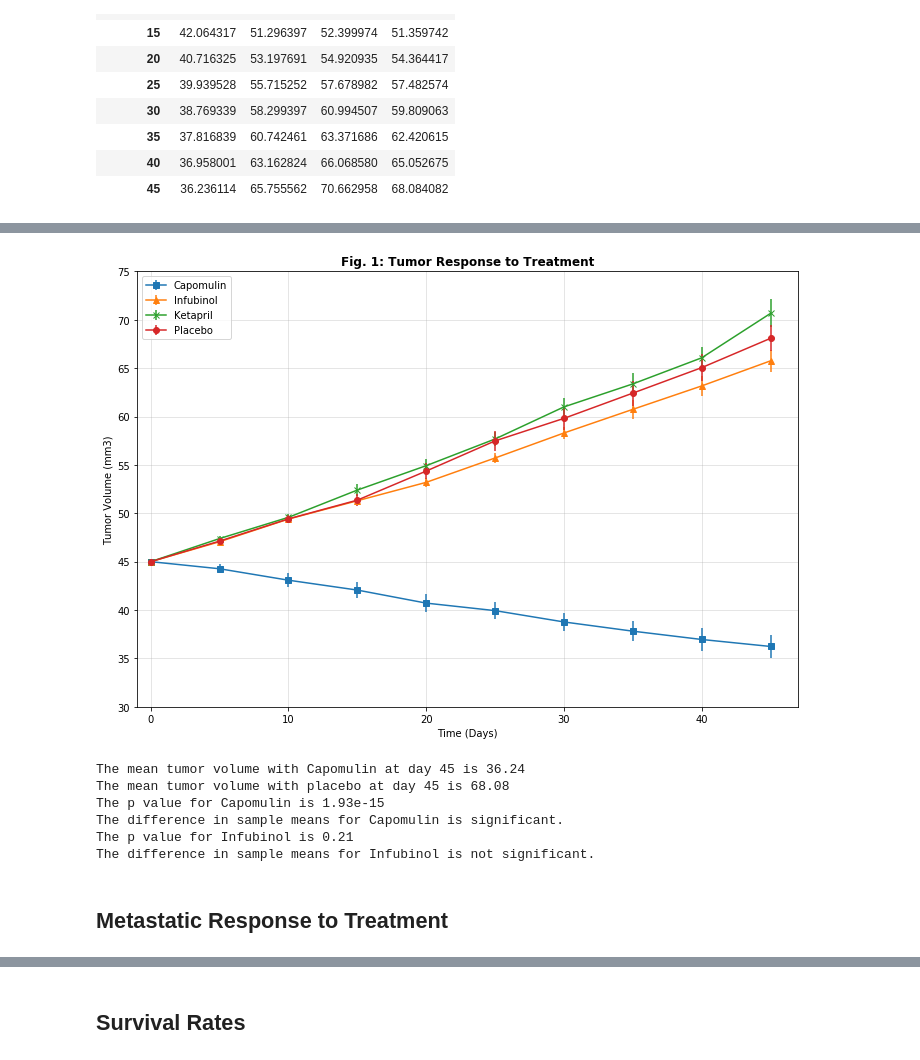
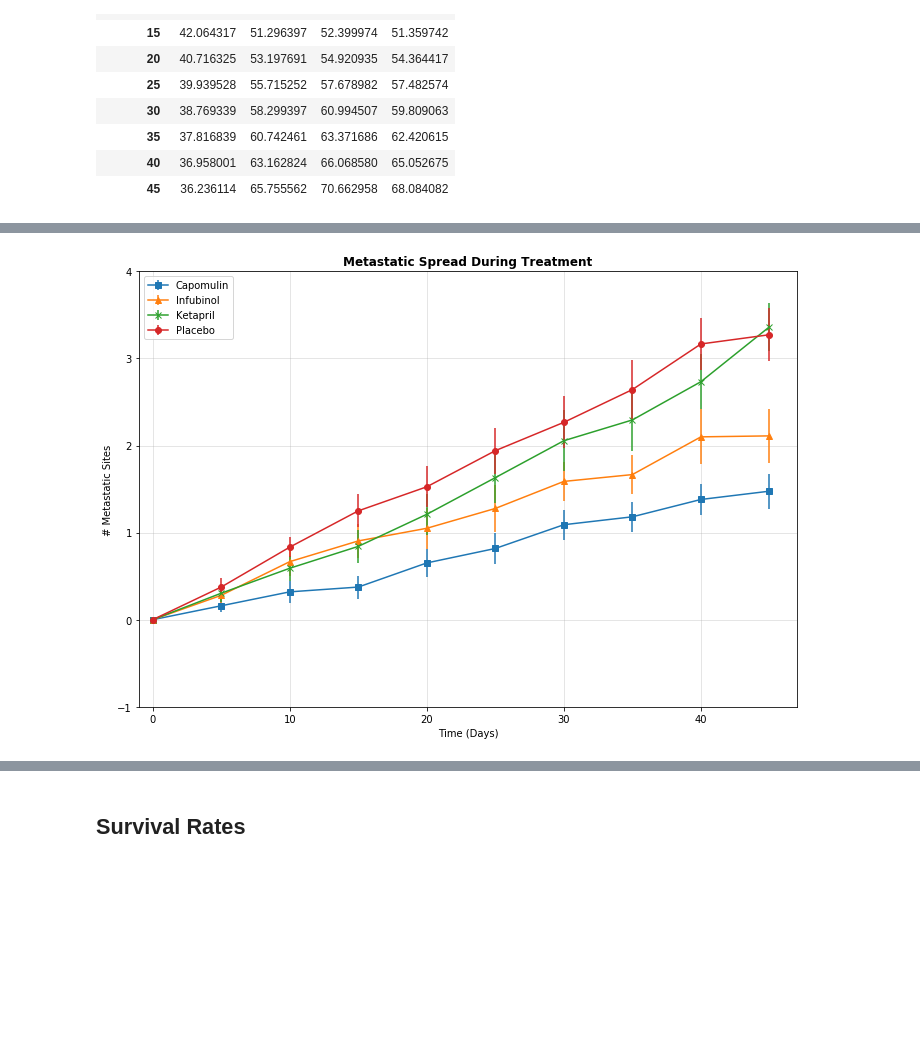
Before and after one commit to lweislo/Homework-5, a Jupyter notebook: weislo-homework5.ipynb, the cells around one changed output, grey strips where cells are left out. Drawn from its saved outputs; the diff is of its cells as text; code cells hidden in the pictures; blank space fills up the shorter version.

```diff
--- a/weislo-homework5.ipynb
+++ b/weislo-homework5.ipynb
@@ -72,22 +186,22 @@ df_means
 # %%
 # Generate the Plot (with Error Bars)
+dataplot(mms_means, mms_errors)
+# x = itertools.cycle(['s', '+', 'x', 'o'])
+# y = len(df_means.columns)
 
-x = itertools.cycle(['s', '^', 'x', 'o'])
-y = len(df_means.columns)
-
-for i in range(0,y):
-    chart = df_means.iloc[:, i].plot(yerr=df_errors, kind='line', figsize=(10,7), marker=next(x))
-chart.set_title('Fig. 1: Tumor Response to Treatment', fontsize=12, fontweight="bold")
-chart.set_xlabel('Time (Days)')
-chart.set_ylabel('Tumor Volume (mm3)')
-chart.legend(loc='best')
-plt.xlim(-1,47)
-plt.ylim(30, 75)
+# for i in range(0,y):
+#     chart = mms_means.iloc[:, i].plot(yerr=mms_errors, kind='line', figsize=(10,7), marker=next(x))
+plt.title('Metastatic Spread During Treatment', fontsize=12, fontweight="bold")
+plt.xlabel('Time (Days)')
+plt.ylabel('# Metastatic Sites')
+plt.legend(loc='best')
 plt.tight_layout()
 plt.grid(alpha=0.4)
+plt.xlim(-1,47)
+plt.ylim(-1, 4)
 # Save the Figure
-plt.savefig('tumor_response.png')
+plt.savefig('metastatic_response.png')
 # Show the Figure
 plt.show()
 # %% [output]
-[figure, old version]
+[figure, new version]
@@ -107,30 +207,0 @@ infubinol45 = infubinol.loc[infubinol['Timepoint']==45,:]
-# %%
-##  Run a t-test to check the significance of tumor volume changes between Capomulin and Placebo
-(t_stat, p) = stats.ttest_ind(capomulin45['Tumor Volume (mm3)'], placebo45['Tumor Volume (mm3)'], equal_var=False)
-cap_mean = capomulin45['Tumor Volume (mm3)'].mean()
-pl_mean = placebo45['Tumor Volume (mm3)'].mean()
-print("The mean tumor volume with Capomulin at day 45 is {0:.2f}".format(cap_mean))
-print("The mean tumor volume with placebo at day 45 is {0:.2f}".format(pl_mean))
-
-print("The p value for Capomulin is {0:.2e}".format(p))
-
-if p < 0.05:
-    print("The difference in sample means for Capomulin is significant.")
-else:
-    print("The difference in sample means for Capomulin is not significant.")
-
-    ##  Run a t-test to check the significance of tumor volume changes between Infubinol and Placebo
-(t_stat, p) = stats.ttest_ind(infubinol45['Tumor Volume (mm3)'], placebo45['Tumor Volume (mm3)'], equal_var=False)
-
-print("The p value for Infubinol is {0:.2f}".format(p))
-if p < 0.05:
-    print("The difference in sample means for Infubinol is significant.")
-else:
-    print("The difference in sample means for Infubinol is not significant.")
-# %% [output]
-The mean tumor volume with Capomulin at day 45 is 36.24
-The mean tumor volume with placebo at day 45 is 68.08
-The p value for Capomulin is 1.93e-15
-The difference in sample means for Capomulin is significant.
-The p value for Infubinol is 0.21
-The difference in sample means for Infubinol is not significant.
@@ -141,2 +207,0 @@ The difference in sample means for Infubinol is not significant.
-# %% [markdown]
-## Metastatic Response to Treatment
```
Also changed, not shown: parts of 25 cells of this notebook, 3 other files.
